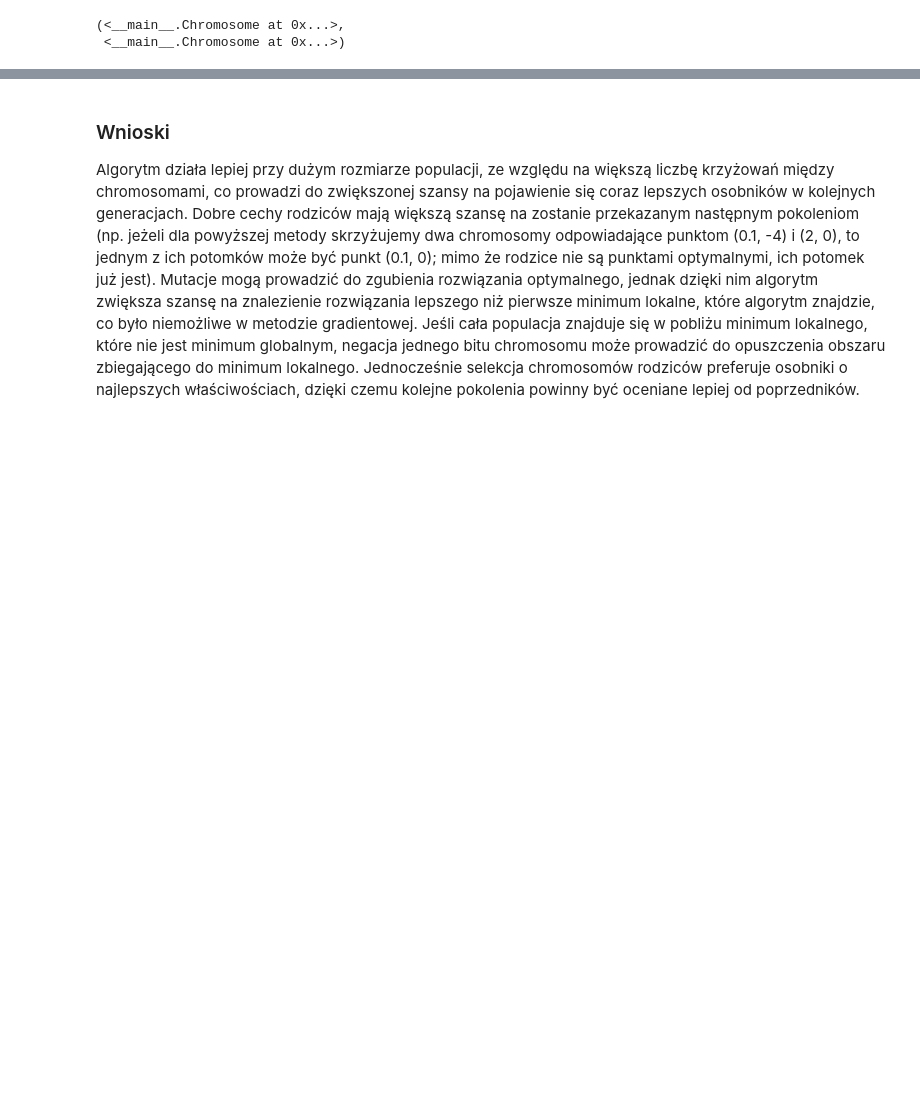
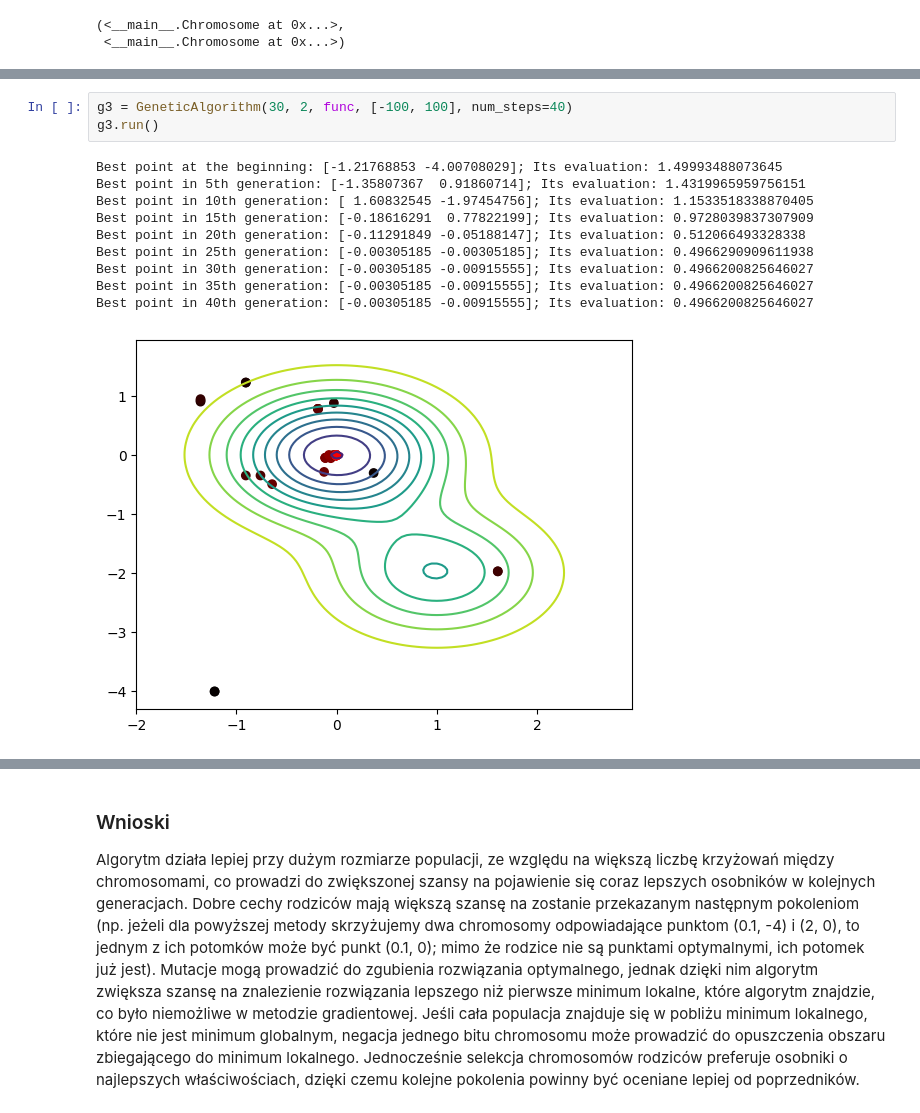
Before and after one commit to JakubDziegielewski/WSI_tutorials, a Jupyter notebook: zadanie_2.ipynb, the cells around one changed output, grey strips where cells are left out. Drawn from its saved outputs; the diff is of its cells as text; blank space fills up the shorter version.

```diff
--- a/zadanie_2.ipynb
+++ b/zadanie_2.ipynb
@@ -214,0 +230,14 @@ Best point in 30 generation: [0.04887586 0.00977517]; Its evaluation: 0.49891770
+# %%
+g3 = GeneticAlgorithm(30, 2, func, [-100, 100], num_steps=40)
+g3.run()
+# %% [output]
+Best point at the beginning: [-1.21768853 -4.00708029]; Its evaluation: 1.49993488073645
+Best point in 5th generation: [-1.35807367  0.91860714]; Its evaluation: 1.4319965959756151
+Best point in 10th generation: [ 1.60832545 -1.97454756]; Its evaluation: 1.1533518338870405
+Best point in 15th generation: [-0.18616291  0.77822199]; Its evaluation: 0.9728039837307909
+Best point in 20th generation: [-0.11291849 -0.05188147]; Its evaluation: 0.512066493328338
+Best point in 25th generation: [-0.00305185 -0.00305185]; Its evaluation: 0.4966290909611938
+Best point in 30th generation: [-0.00305185 -0.00915555]; Its evaluation: 0.4966200825646027
+Best point in 35th generation: [-0.00305185 -0.00915555]; Its evaluation: 0.4966200825646027
+Best point in 40th generation: [-0.00305185 -0.00915555]; Its evaluation: 0.4966200825646027
+[figure, added]
```
Also changed, not shown: parts of 6 cells of this notebook.
